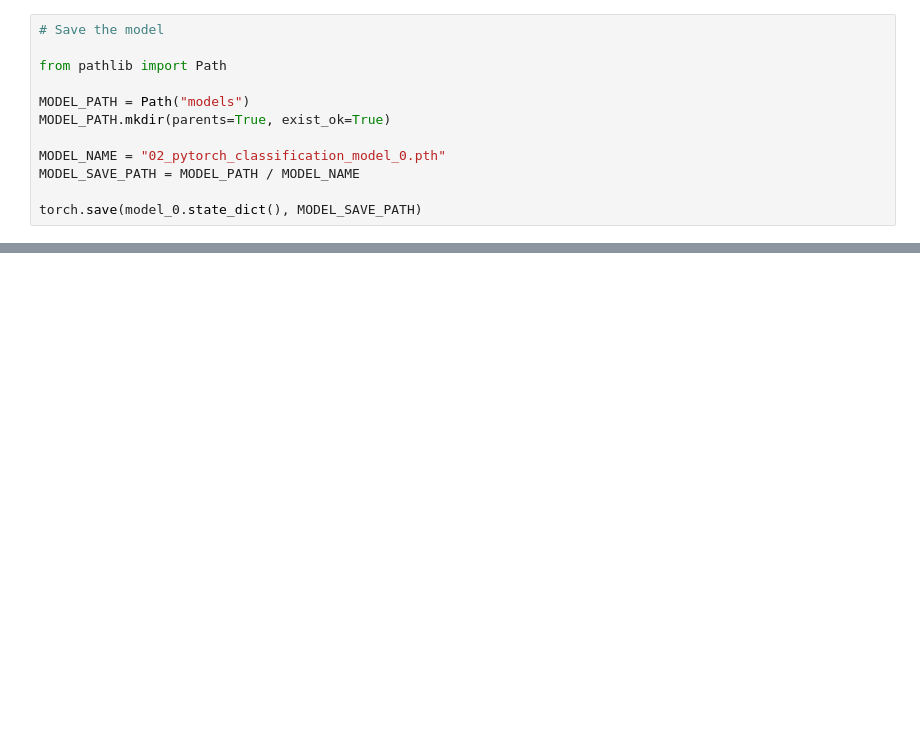
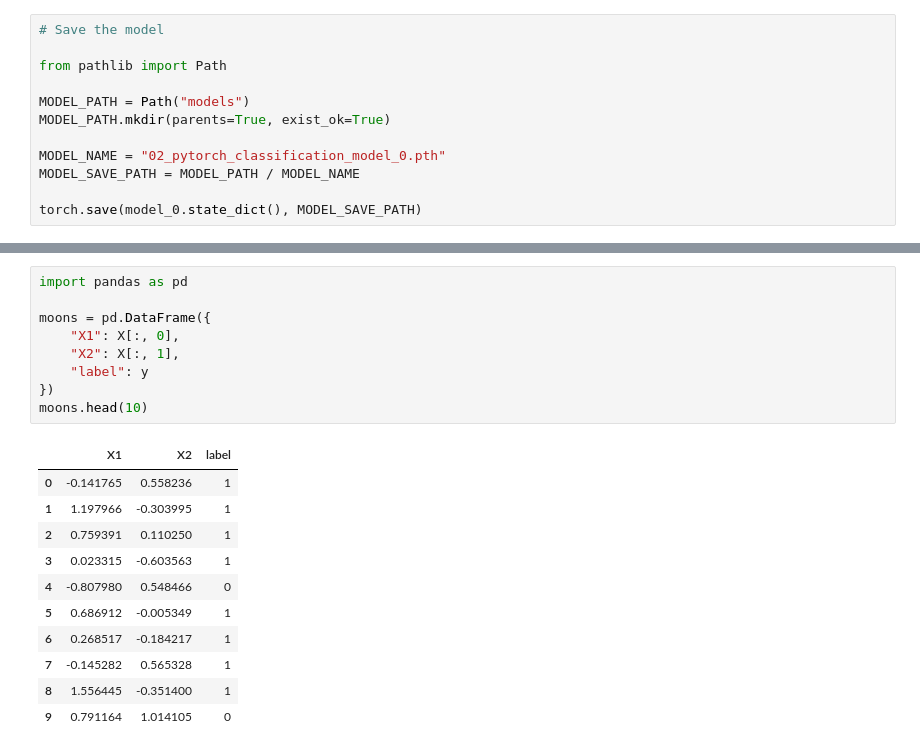
Before and after one commit to Zireael26/pytorch-deep-learning, a Jupyter notebook: my_notebooks/02_pytorch_classification.ipynb, the cells around one changed output, grey strips where cells are left out. Cells and saved outputs as stored; diff of their text form; blank space fills up the shorter version.

```diff
--- a/my_notebooks/02_pytorch_classification.ipynb
+++ b/my_notebooks/02_pytorch_classification.ipynb
@@ -263,0 +288,21 @@ torch.save(model_0.state_dict(), MODEL_SAVE_PATH)
+# %%
+import pandas as pd
+
+moons = pd.DataFrame({
+    "X1": X[:, 0],
+    "X2": X[:, 1],
+    "label": y
+})
+moons.head(10)
+# %% [output]
+|  | X1 | X2 | label |
+| 0 | -0.141765 | 0.558236 | 1 |
+| 1 | 1.197966 | -0.303995 | 1 |
+| 2 | 0.759391 | 0.110250 | 1 |
+| 3 | 0.023315 | -0.603563 | 1 |
+| 4 | -0.807980 | 0.548466 | 0 |
+| 5 | 0.686912 | -0.005349 | 1 |
+| 6 | 0.268517 | -0.184217 | 1 |
+| 7 | -0.145282 | 0.565328 | 1 |
+| 8 | 1.556445 | -0.351400 | 1 |
+| 9 | 0.791164 | 1.014105 | 0 |
```
Also changed, not shown: parts of 8 cells of this notebook, 1 other file.
